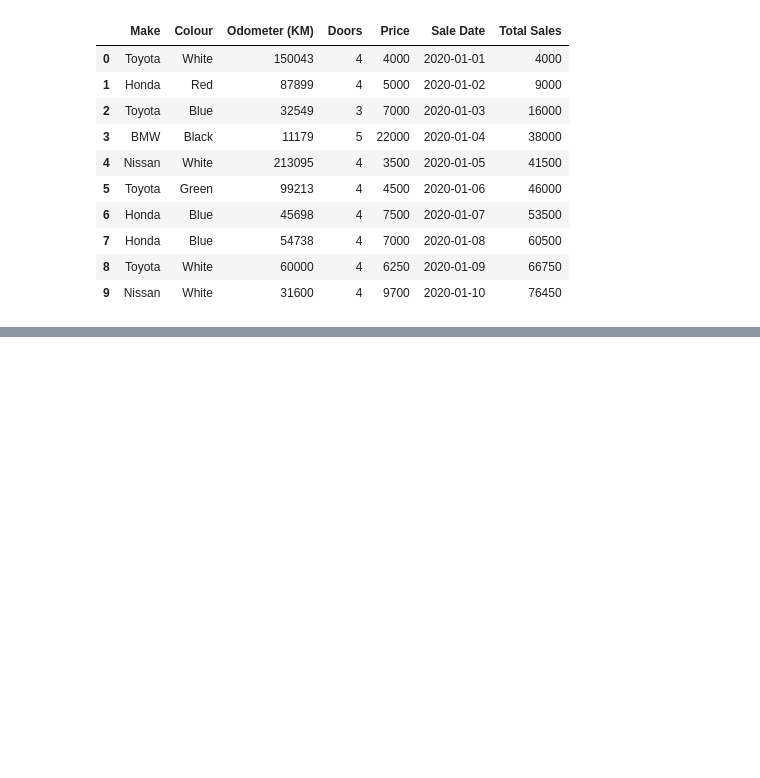
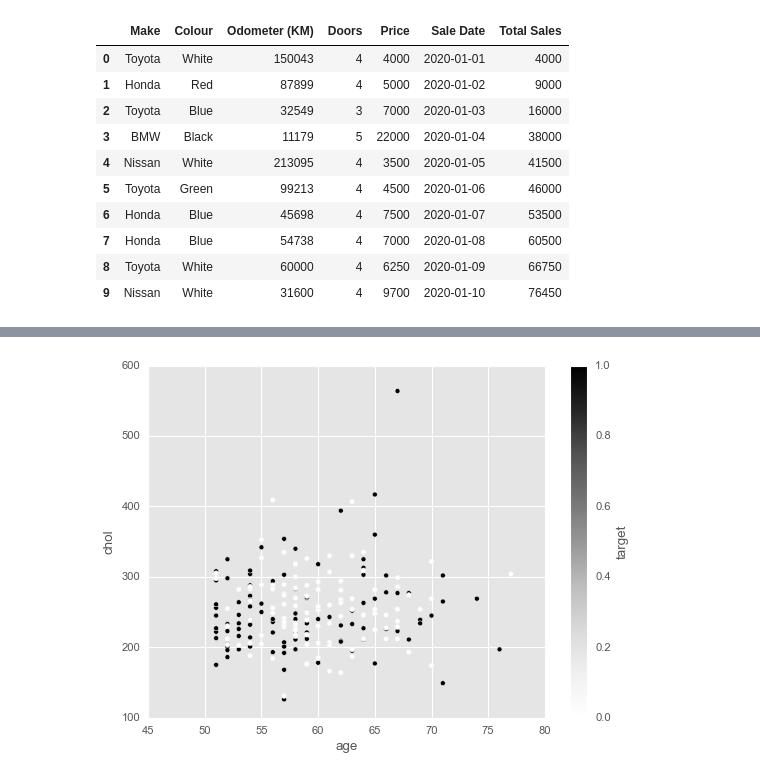
Before and after one commit to writer-nitesh/ML-and-Data-Science, a Jupyter notebook: learning_matplotlib.ipynb, the cells around one changed output, grey strips where cells are left out. Cells and saved outputs as stored; diff of their text form; code cells hidden in the pictures; blank space fills up the shorter version.

```diff
--- a/learning_matplotlib.ipynb
+++ b/learning_matplotlib.ipynb
@@ -363,0 +384,2 @@ df["Odometer (KM)"].plot.hist(bins=10);
+# %%
+over_50 = heart_disease[heart_disease["age"]>50]
@@ -363,0 +402,5 @@ df["Odometer (KM)"].plot.hist(bins=10);
+# %%
+# Pyplot Methpd
+over_50.plot(x="age",y="chol",kind="scatter",c ="target");
+# %% [output]
+[figure, added]
```
Also changed, not shown: parts of 48 cells of this notebook, 4 other files.
